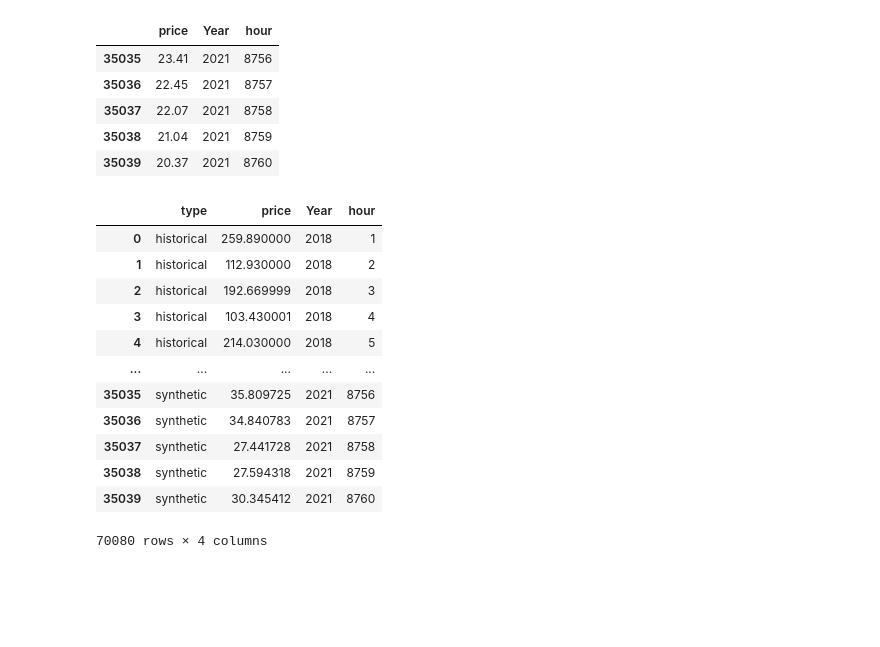
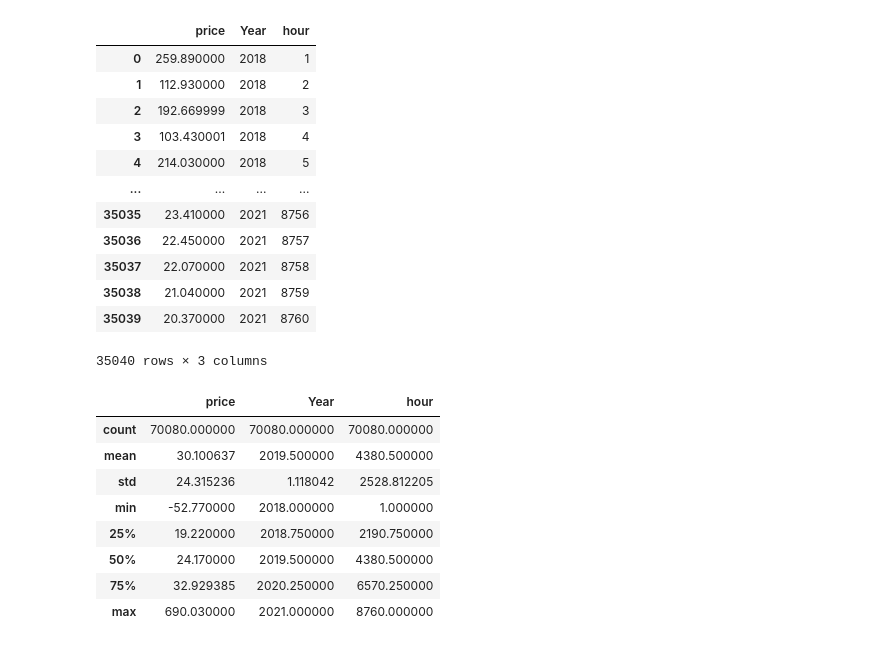
Before and after one commit to idaholab/FORCE, a Jupyter notebook: use_cases/IES_Feb23/train/ARMA_metrics.ipynb, the cells around one changed output. Cells and saved outputs as stored; diff of their text form; code cells hidden in the pictures; blank space fills up the shorter version.

Commit message:
Plots and excel stats summary for ARMA validation i.e. comparison of historical and synthetic data

```diff
--- a/use_cases/IES_Feb23/train/ARMA_metrics.ipynb
+++ b/use_cases/IES_Feb23/train/ARMA_metrics.ipynb
@@ -4,12 +4,14 @@ import seaborn as sns
 import numpy as np
 import matplotlib.pyplot as plt
 # %%
-synthetic_df = pd.read_csv('./Output_2018_2021_Braidwood_periodic/synthetic.csv')
+filename = './Output_2018_2021_Braidwood_periodic/synthetic.csv'
+synthetic_df = pd.read_csv(filename)
+tag = filename.split('/')[1][7:]
 synthetic_df.head()
 #only keep first 4 years of data
 synthetic_df = synthetic_df[synthetic_df['Year']<=2021]
 # Remove useless data
 synthetic_df.drop(columns=['scaling', 'RAVEN_sample_ID','prefix', 'PointProbability', 'ProbabilityWeight'], inplace=True)
-synthetic_df.tail()
+synthetic_df
 # %% [output]
 |  | Year | hour | price |
@@ -21,20 +30,27 @@ synthetic_df.tail()
 # %%
 # Read and concatenate historical data
 files = ['2018_Braidwood.csv', '2019_Braidwood.csv', '2020_Braidwood.csv', '2021_Braidwood.csv']
 li = []
 for f in files:
   df = pd.read_csv(f, index_col=None, header=0)
   li.append(df)
-historic_df = pd.concat(li, axis=0, ignore_index=True)
-historic_df.drop(columns=['hour'], inplace=True)
+hist_df = pd.concat(li, axis=0, ignore_index=True)
+hist_df.drop(columns=['hour'], inplace=True)
 # Add time info to historic prices
 time_df = synthetic_df.drop(columns=['price'])
-historic_df = pd.concat([historic_df, time_df], axis=1)
-historic_df.tail()
+historic_df = pd.concat([hist_df, time_df], axis=1)
+historic_df
 # %% [output]
 |  | price | Year | hour |
-| 35035 | 23.41 | 2021 | 8756 |
-| 35036 | 22.45 | 2021 | 8757 |
-| 35037 | 22.07 | 2021 | 8758 |
-| 35038 | 21.04 | 2021 | 8759 |
-| 35039 | 20.37 | 2021 | 8760 |
+| 0 | 259.890000 | 2018 | 1 |
+| 1 | 112.930000 | 2018 | 2 |
+| 2 | 192.669999 | 2018 | 3 |
+| 3 | 103.430001 | 2018 | 4 |
+| 4 | 214.030000 | 2018 | 5 |
+| ... | ... | ... | ... |
+| 35035 | 23.410000 | 2021 | 8756 |
+| 35036 | 22.450000 | 2021 | 8757 |
+| 35037 | 22.070000 | 2021 | 8758 |
+| 35038 | 21.040000 | 2021 | 8759 |
+| 35039 | 20.370000 | 2021 | 8760 |
+35040 rows × 3 columns
@@ -45,16 +80,12 @@ prices_df = pd.concat(pieces, names=["type"])
 prices_df = prices_df.reset_index(level=0)
 prices_df
 # %% [output]
-|  | type | price | Year | hour |
-| 0 | historical | 259.890000 | 2018 | 1 |
-| 1 | historical | 112.930000 | 2018 | 2 |
-| 2 | historical | 192.669999 | 2018 | 3 |
-| 3 | historical | 103.430001 | 2018 | 4 |
-| 4 | historical | 214.030000 | 2018 | 5 |
-| ... | ... | ... | ... | ... |
-| 35035 | synthetic | 35.809725 | 2021 | 8756 |
-| 35036 | synthetic | 34.840783 | 2021 | 8757 |
-| 35037 | synthetic | 27.441728 | 2021 | 8758 |
-| 35038 | synthetic | 27.594318 | 2021 | 8759 |
-| 35039 | synthetic | 30.345412 | 2021 | 8760 |
+|  | price | Year | hour |
+| count | 70080.000000 | 70080.000000 | 70080.000000 |
+| mean | 30.100637 | 2019.500000 | 4380.500000 |
+| std | 24.315236 | 1.118042 | 2528.812205 |
+| min | -52.770000 | 2018.000000 | 1.000000 |
+| 25% | 19.220000 | 2018.750000 | 2190.750000 |
+| 50% | 24.170000 | 2019.500000 | 4380.500000 |
+| 75% | 32.929385 | 2020.250000 | 6570.250000 |
+| max | 690.030000 | 2021.000000 | 8760.000000 |
-70080 rows × 4 columns
```
Also changed, not shown: parts of 11 cells of this notebook.
